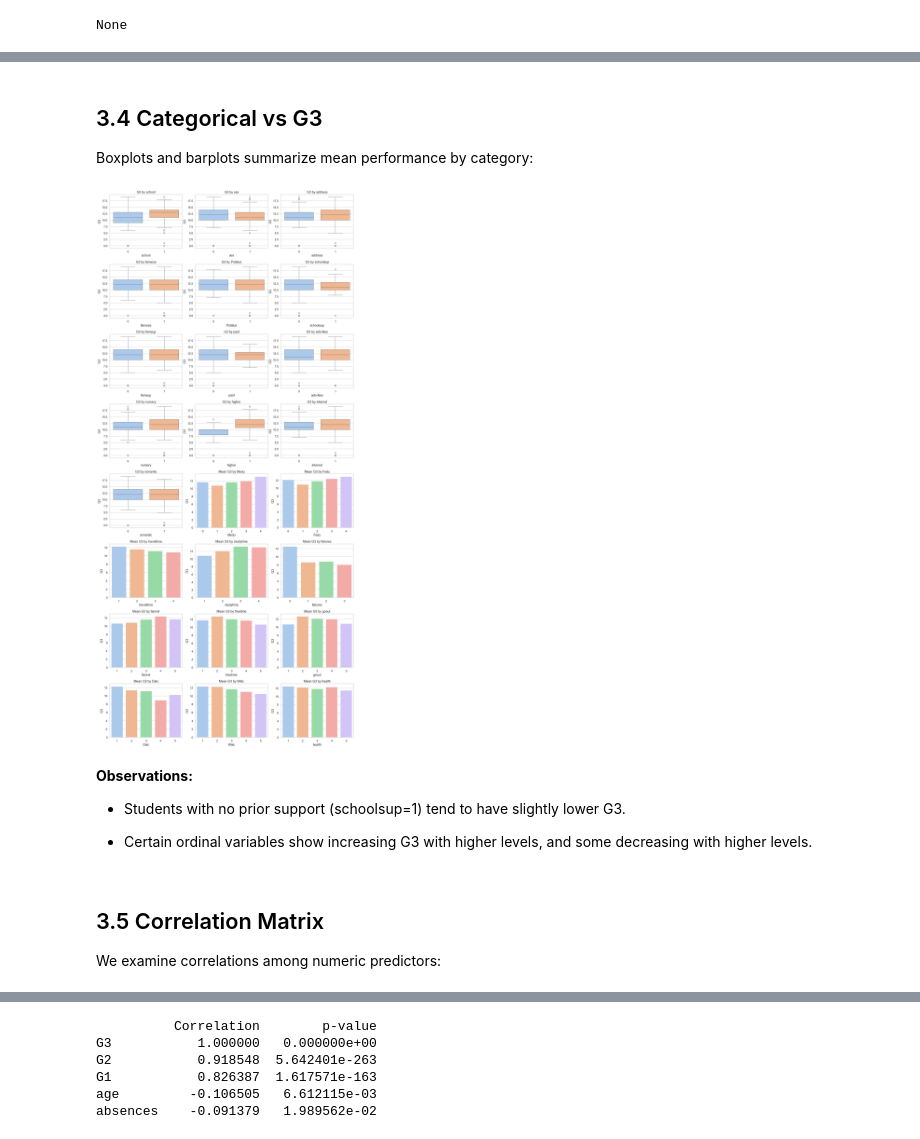
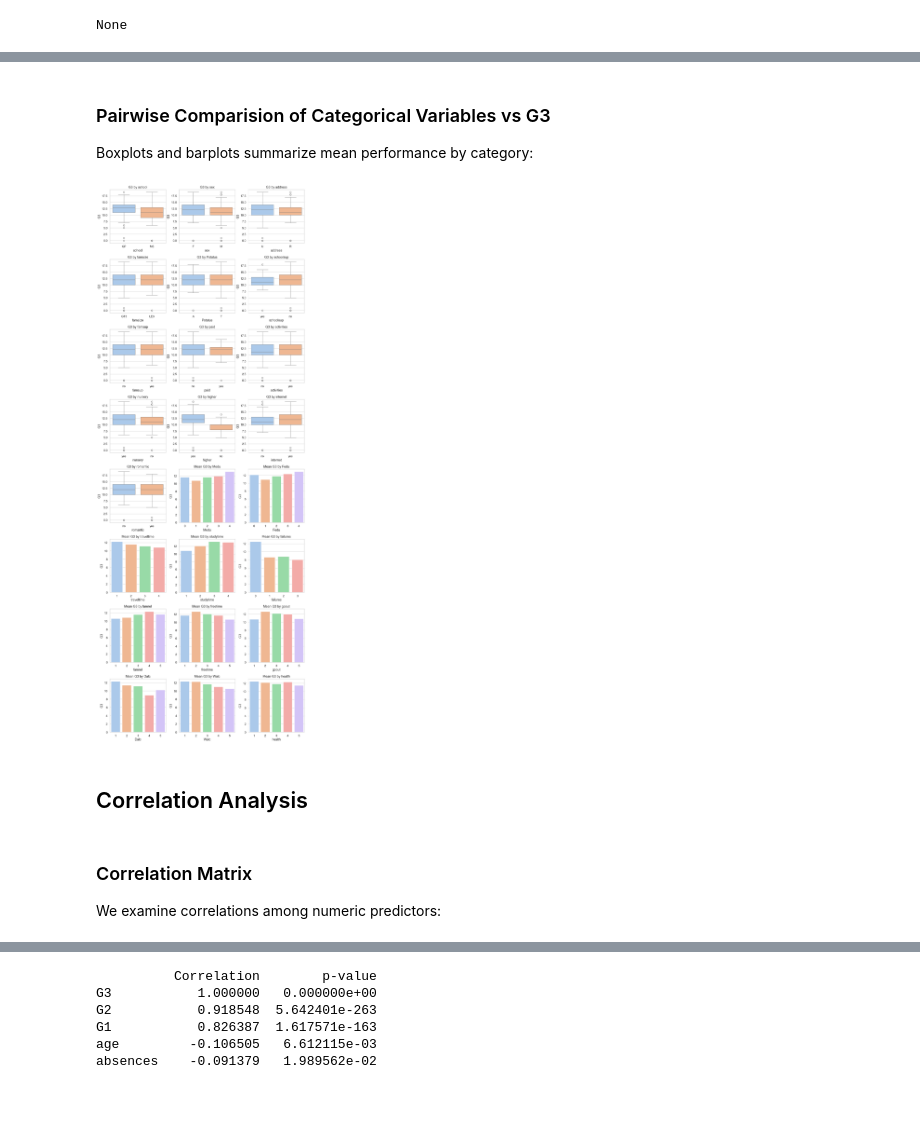
Before and after one commit to seanmcgowanx/aai-500-final-project-team-5, a Jupyter notebook: notebooks/main.ipynb, the cells around one changed output, grey strips where cells are left out. Cells and saved outputs as stored; diff of their text form; code cells hidden in the pictures; blank space fills up the shorter version.

```diff
--- a/notebooks/main.ipynb
+++ b/notebooks/main.ipynb
@@ -69,5 +70,5 @@ Binary categorical features (e.g., sex, schoolsup) are mapped to 0/1 for modelin
 # %%
-# -----------1.  Convert Binary Nominal Features to Binary Numeric -----------------
+# ---------------  Convert Binary Nominal Features to Binary Numeric -----------------
 
 # Define binary mappings
 binary_mappings = {
@@ -86,8 +87,13 @@ binary_mappings = {
     'romantic': {'yes': 1, 'no': 0}
 }
 
-# Apply all mappings
-df = df.replace(binary_mappings)
+# Make a copy of the raw dataframe
+df = df_raw.copy()
+
+# Apply mappings column by column and ensure integer type
+for col, mapping in binary_mappings.items():
+    if col in df.columns:
+        df[col] = df[col].map(mapping).astype(int)
 
 # Save the preprocessed dataset
 df.to_csv('../data/student_preprocessed.csv', index=False)
@@ -188,7 +181,7 @@ We check distributions and skewness for continuous variables:
 sns.set_theme(style="whitegrid", palette="muted", font_scale=1.1)
 
 # Plot distributions and boxplots for continuous variables
-fig, axes = plt.subplots(len(cont_vars), 2, figsize=(12, 18))
+fig, axes = plt.subplots(len(cont_vars), 2, figsize=(10, 15))
 for i, var in enumerate(cont_vars):
     kde_flag = False if var == 'age' else True  # No KDE for age due to discrete nature
 
@@ -202,5 +195,6 @@ for i, var in enumerate(cont_vars):
     axes[i, 1].set_title(f"Boxplot of {var}")
 
 plt.tight_layout()
+fig.savefig("../visualizations/continuous_distributions.png", dpi=300, bbox_inches='tight')
 plt.show()
 # %% [output]
@@ -224,7 +215,7 @@ Scatterplots with regression lines show linear associations:
 # %%
 # -------------- Scatter Plots & Regression vs G3 for Numeric Variables ------------------
 
-# Remove 'G3' itself to avoid plotting vs itself
+# Remove 'G3' to avoid plotting vs itself
 numeric_vars = [var for var in numeric_vars if var != 'G3']
 
 # Determine grid size
@@ -232,7 +223,7 @@ n_vars = len(numeric_vars)
 n_cols = 3
 n_rows = int(np.ceil(n_vars / n_cols))
 
-fig, axes = plt.subplots(n_rows, n_cols, figsize=(n_cols*5, n_rows*4))
+fig, axes = plt.subplots(n_rows, n_cols, figsize=(n_cols*4, n_rows*4))
 axes = axes.flatten()
 
 # Loop through variables and plot scatter + regression vs G3
@@ -255,5 +246,6 @@ for j in range(i+1, len(axes)):
     fig.delaxes(axes[j])
 
 plt.tight_layout()
+fig.savefig("../visualizations/scatter_regression_g3.png", dpi=300, bbox_inches='tight')
 plt.show()
 # %% [output]
@@ -266,51 +257,48 @@ plt.show()
 - Other variables like famrel show weak correlations.
 # %% [markdown]
-## 3.4 Categorical vs G3
+### Pairwise Comparision of Categorical Variables vs G3
 
 Boxplots and barplots summarize mean performance by category:
 # %%
 # -------------- Group Comparisons (Boxplots & Bar charts) ----------------
-
-# Determine grid size
-n_vars = len(cat_vars)
+n_vars = len(bin_vars + ord_vars)
 n_cols = 3
 n_rows = int(np.ceil(n_vars / n_cols))
 
-fig, axes = plt.subplots(n_rows, n_cols, figsize=(n_cols*5, n_rows*4))
+fig, axes = plt.subplots(n_rows, n_cols, figsize=(n_cols*4, n_rows*4))
 axes = axes.flatten()
 
-# Loop through variables
 for i, var in enumerate(bin_vars + ord_vars):
     ax = axes[i]
 
-    # Binary variables → boxplot
+    # Binary variables (boxplot)
     if var in bin_vars:
-        sns.boxplot(x=var, y='G3', data=df, ax=ax, palette='pastel', hue=var)
+        sns.boxplot(x=var, y='G3', data=df_raw, ax=ax, palette='pastel', hue=var)
         ax.set_title(f"G3 by {var}")
-        ax.get_legend().remove()
 
-    # Ordinal variables → barplot of mean G3
+    # Ordinal variables (barplot of mean G3)
     elif var in ord_vars:
-        sns.barplot(x=var, y='G3', data=df, errorbar=None, ax=ax, palette='pastel', hue=var)
+        sns.barplot(x=var, y='G3', data=df_raw, errorbar=None, ax=ax, palette='pastel', hue=var)
         ax.set_title(f"Mean G3 by {var}")
-        ax.get_legend().remove()
+
+    # Remove legend
+    legend = ax.get_legend()
+    if legend is not None:
+        legend.remove()
 
 # Remove unused axes
 for j in range(i+1, len(axes)):
     fig.delaxes(axes[j])
 
 plt.tight_layout()
+fig.savefig("../visualizations/group_comparisons.png", dpi=300, bbox_inches='tight')
 plt.show()
 # %% [output]
-[figure, old version]
+[figure, new version]
-# %% [markdown]
-**Observations:**
-
-- Students with no prior support (schoolsup=1) tend to have slightly lower G3.
-
-- Certain ordinal variables show increasing G3 with higher levels, and some decreasing with higher levels.
+# %% [markdown]
+## Correlation Analysis
 # %% [markdown]
-## 3.5 Correlation Matrix
+### Correlation Matrix
 
 We examine correlations among numeric predictors:
 # %%
```
Also changed, not shown: parts of 68 cells of this notebook, 24 other files.
